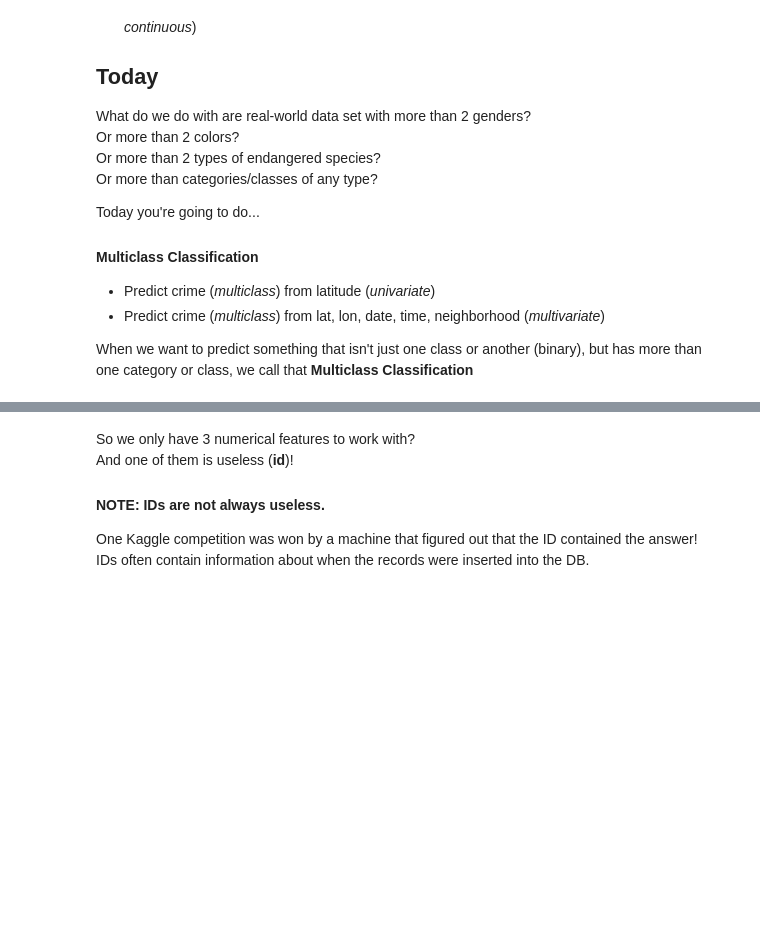
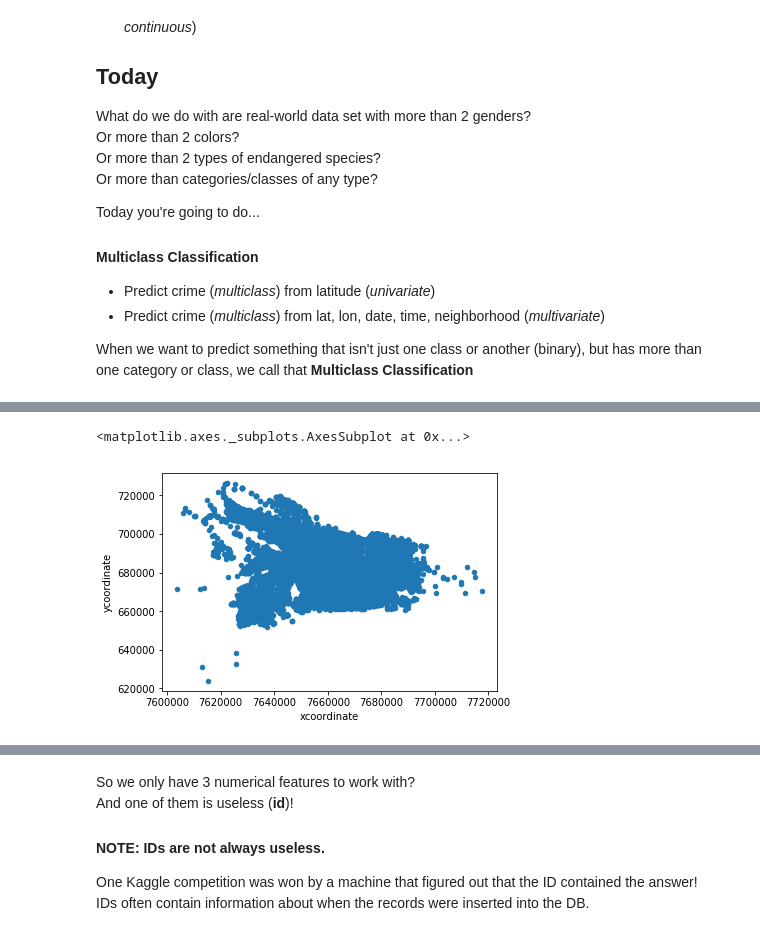
Before and after one commit to hackoregon/civicu-machine-learning, a Jupyter notebook: lessons/02-GIS-and-Multiclass-Classification/Multiclass Classification of Portland Crime.ipynb, the cells around one changed output, grey strips where cells are left out. Drawn from its saved outputs; the diff is of its cells as text; code cells hidden in the pictures; blank space fills up the shorter version.

```diff
--- a/lessons/02-GIS-and-Multiclass-Classification/Multiclass Classification of Portland Crime.ipynb
+++ b/lessons/02-GIS-and-Multiclass-Classification/Multiclass Classification of Portland Crime.ipynb
@@ -62,0 +101,5 @@ df.describe()
+# %%
+df.plot.scatter(x='xcoordinate', y='ycoordinate')
+# %% [output]
+<matplotlib.axes._subplots.AxesSubplot at 0x...>
+[figure, added]
```
Also changed, not shown: parts of 24 cells of this notebook.
